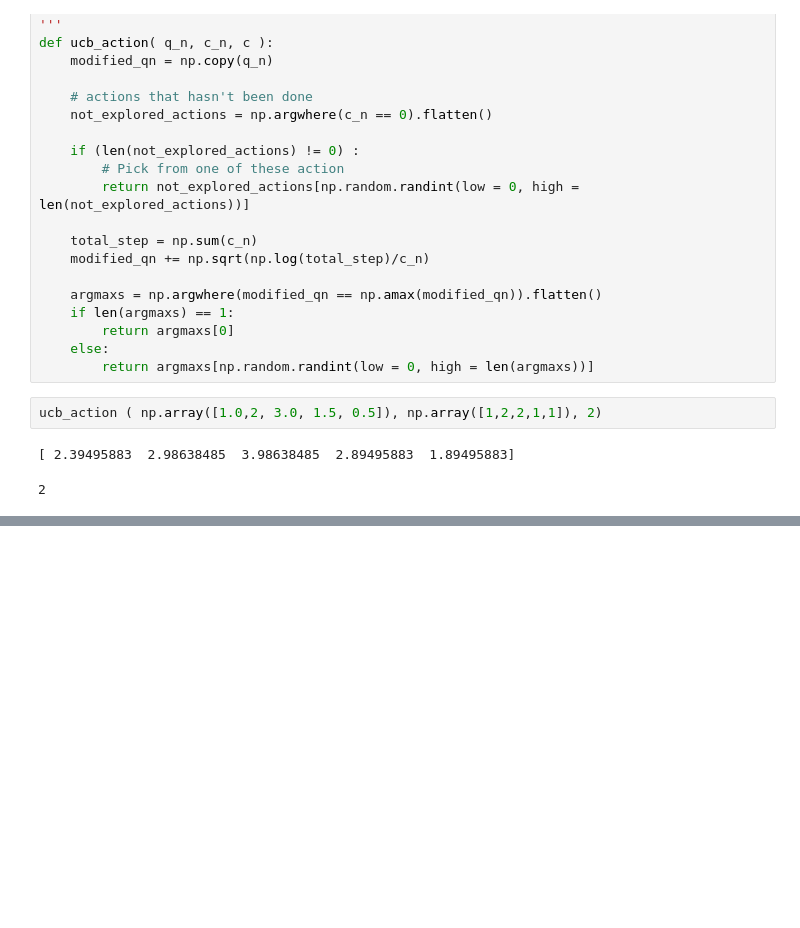
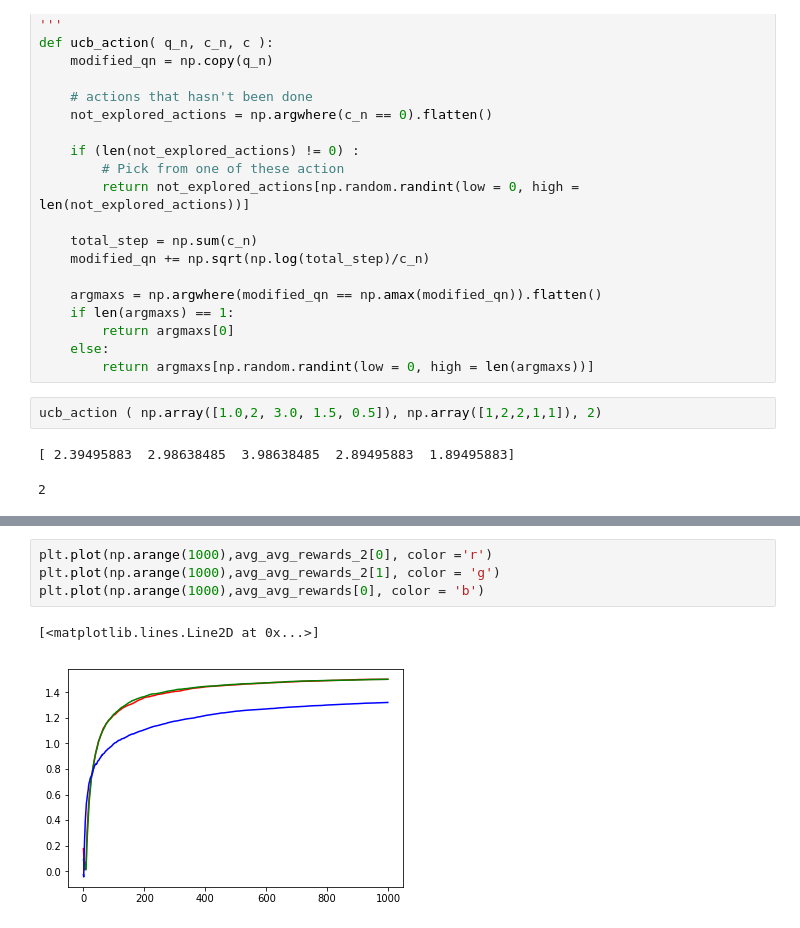
Before and after one commit to tuandnvn/learn-to-perform, a Jupyter notebook: notebooks/test_multiarm_bandits.ipynb, the cells around one changed output, grey strips where cells are left out. Saved outputs shown, nothing was run; the diff lists cells and outputs as text; blank space fills up the shorter version.

```diff
--- a/notebooks/test_multiarm_bandits.ipynb
+++ b/notebooks/test_multiarm_bandits.ipynb
@@ -237,2 +237,9 @@ avg_avg_rewards_2[1] = avg_avg_rewards[1]
 # %% [output]
 0
+# %%
+plt.plot(np.arange(1000),avg_avg_rewards_2[0], color ='r')
+plt.plot(np.arange(1000),avg_avg_rewards_2[1], color = 'g')
+plt.plot(np.arange(1000),avg_avg_rewards[0], color = 'b')
+# %% [output]
+[<matplotlib.lines.Line2D at 0x...>]
+[figure, added]
```
Also changed, not shown: parts of 9 cells of this notebook, 1 other file.
